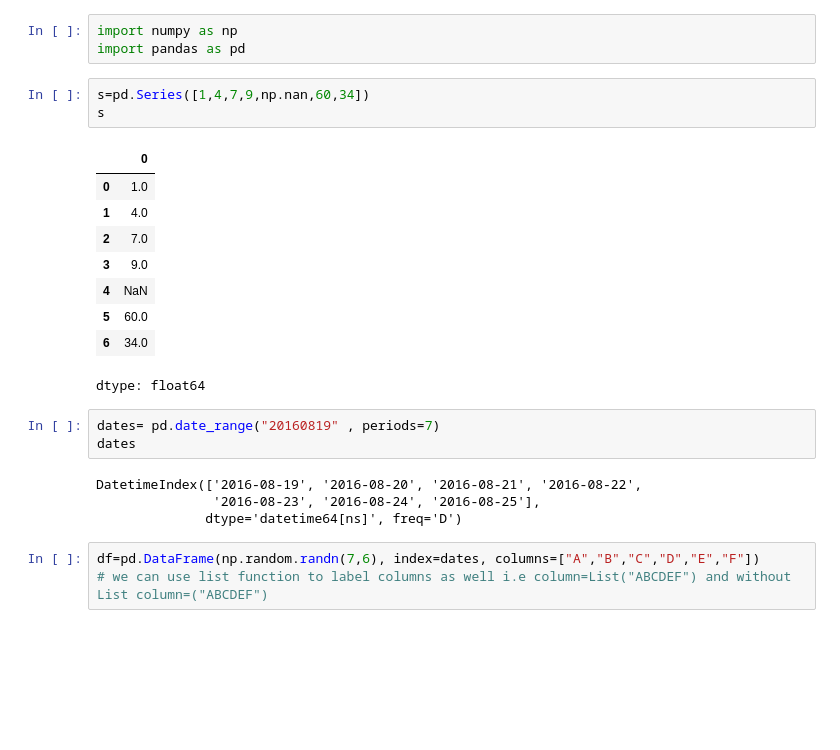
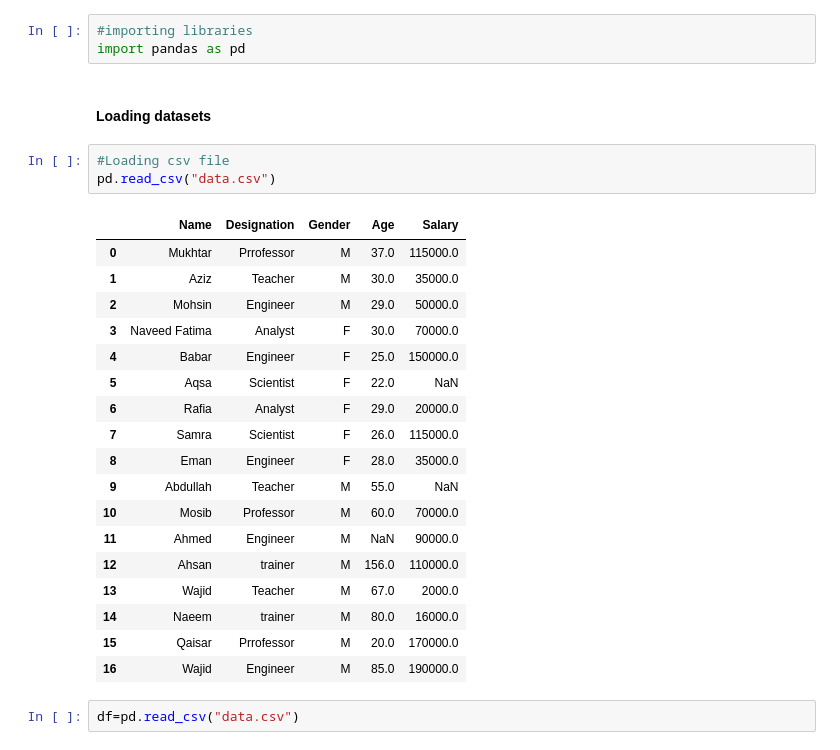
Before and after one commit to TouseefDataScientist/Machine-learning2, a Jupyter notebook: naveed.ipynb, the cells around one changed output. Cells and saved outputs as stored; diff of their text form; blank space fills up the shorter version.

```diff
--- a/naveed.ipynb
+++ b/naveed.ipynb
@@ -3,26 +28,29 @@
 # %%
-import numpy as np
+#importing libraries
 import pandas as pd
-# %%
-s=pd.Series([1,4,7,9,np.nan,60,34])
-s
-# %% [output]
-|  | 0 |
-| 0 | 1.0 |
-| 1 | 4.0 |
-| 2 | 7.0 |
-| 3 | 9.0 |
-| 4 | NaN |
-| 5 | 60.0 |
-| 6 | 34.0 |
-dtype: float64
-# %%
-dates= pd.date_range("20160819" , periods=7)
-dates
-# %% [output]
-DatetimeIndex(['2016-08-19', '2016-08-20', '2016-08-21', '2016-08-22',
-               '2016-08-23', '2016-08-24', '2016-08-25'],
-              dtype='datetime64[ns]', freq='D')
-# %%
-df=pd.DataFrame(np.random.randn(7,6), index=dates, columns=["A","B","C","D","E","F"])
-# we can use list function to label columns as well i.e column=List("ABCDEF") and without List column=("ABCDEF")
+# %% [markdown]
+#### Loading datasets
+# %%
+#Loading csv file
+pd.read_csv("data.csv")
+# %% [output]
+|  | Name | Designation | Gender | Age | Salary |
+| 0 | Mukhtar | Prrofessor | M | 37.0 | 115000.0 |
+| 1 | Aziz | Teacher | M | 30.0 | 35000.0 |
+| 2 | Mohsin | Engineer | M | 29.0 | 50000.0 |
+| 3 | Naveed Fatima | Analyst | F | 30.0 | 70000.0 |
+| 4 | Babar | Engineer | F | 25.0 | 150000.0 |
+| 5 | Aqsa | Scientist | F | 22.0 | NaN |
+| 6 | Rafia | Analyst | F | 29.0 | 20000.0 |
+| 7 | Samra | Scientist | F | 26.0 | 115000.0 |
+| 8 | Eman | Engineer | F | 28.0 | 35000.0 |
+| 9 | Abdullah | Teacher | M | 55.0 | NaN |
+| 10 | Mosib | Professor | M | 60.0 | 70000.0 |
+| 11 | Ahmed | Engineer | M | NaN | 90000.0 |
+| 12 | Ahsan | trainer | M | 156.0 | 110000.0 |
+| 13 | Wajid | Teacher | M | 67.0 | 2000.0 |
+| 14 | Naeem | trainer | M | 80.0 | 16000.0 |
+| 15 | Qaisar | Prrofessor | M | 20.0 | 170000.0 |
+| 16 | Wajid | Engineer | M | 85.0 | 190000.0 |
+# %%
+df=pd.read_csv("data.csv")
```
Also changed, not shown: parts of 78 cells of this notebook.
